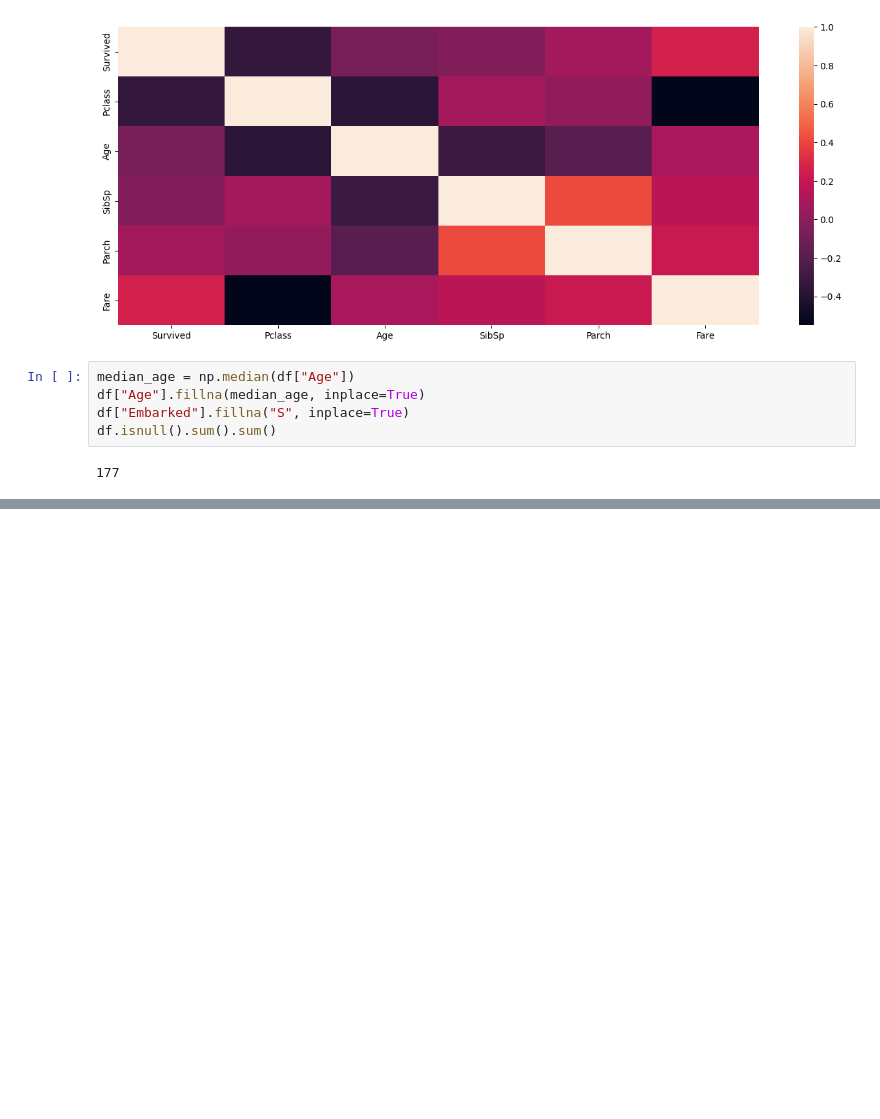
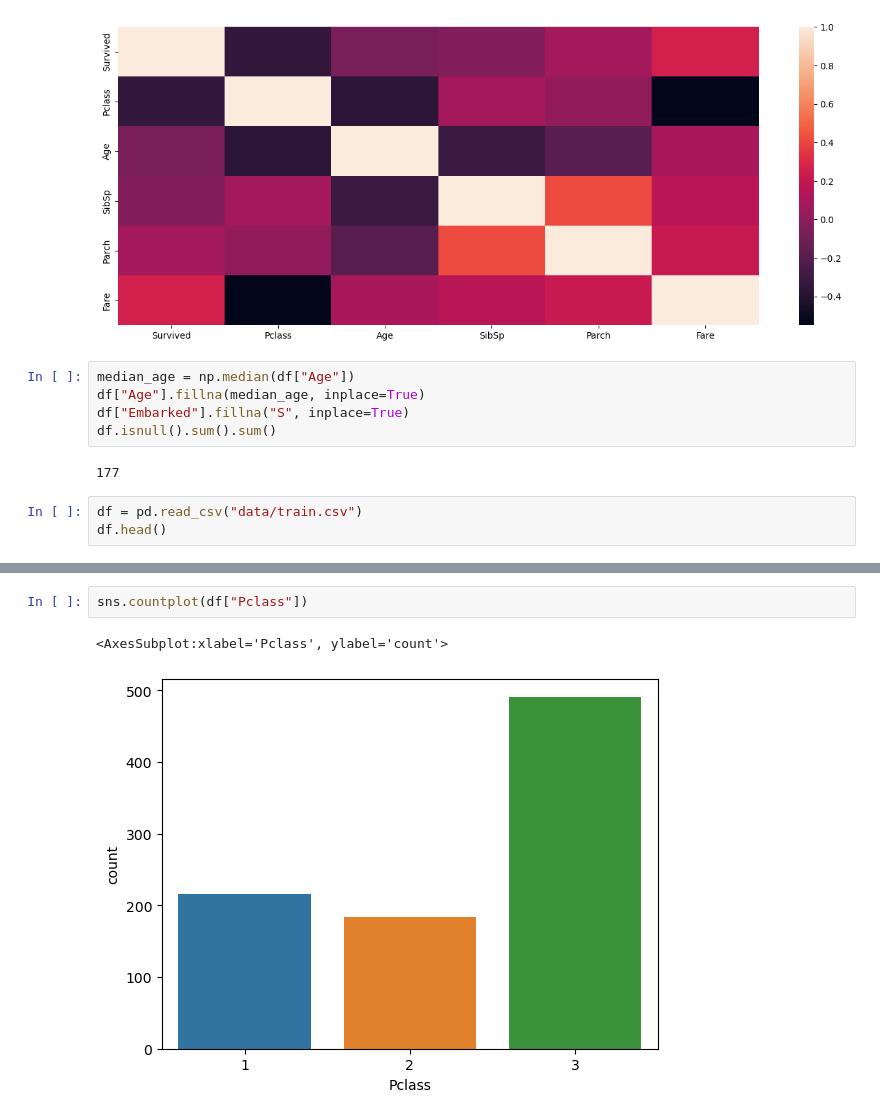
Before and after one commit to DeePesh9517/kaggle_challenges, a Jupyter notebook: titanic_challenge/Titanic-Machine Learning from Disaster.ipynb, the cells around one changed output, grey strips where cells are left out. Drawn from its saved outputs; the diff is of its cells as text; blank space fills up the shorter version.

```diff
--- a/titanic_challenge/Titanic-Machine Learning from Disaster.ipynb
+++ b/titanic_challenge/Titanic-Machine Learning from Disaster.ipynb
@@ -111,3 +113,6 @@ df["Embarked"].fillna("S", inplace=True)
 df.isnull().sum().sum()
 # %% [output]
 177
+# %%
+df = pd.read_csv("data/train.csv")
+df.head()
@@ -113,0 +126,5 @@ df.isnull().sum().sum()
+# %%
+sns.countplot(df["Pclass"])
+# %% [output]
+<AxesSubplot:xlabel='Pclass', ylabel='count'>
+[figure, added]
```
Also changed, not shown: parts of 24 cells of this notebook, 1 other file.
